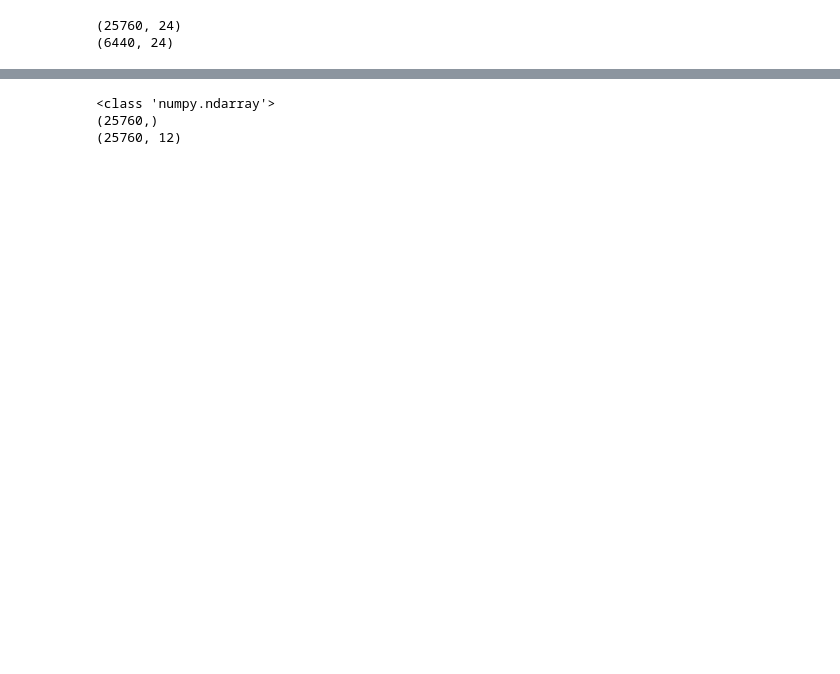
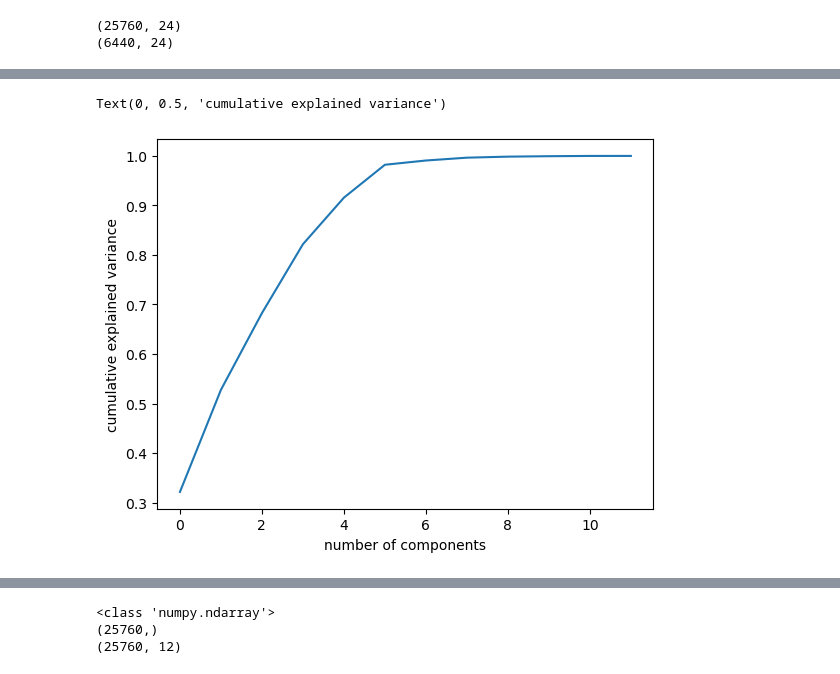
Before and after one commit to EliasLMann/contextRec, a Jupyter notebook: search_recommend.ipynb, the cells around one changed output, grey strips where cells are left out. Saved outputs shown, nothing was run; the diff lists cells and outputs as text; code cells hidden in the pictures; blank space fills up the shorter version.

```diff
--- a/search_recommend.ipynb
+++ b/search_recommend.ipynb
@@ -354,3 +384,13 @@ Text(0, 0.5, 'Loss')
+# %%
+# create a scree plot to see how many components to keep
+pca_latent = PCA()
+pca_latent.fit(latent_space)
+plt.plot(np.cumsum(pca_latent.explained_variance_ratio_))
+plt.xlabel('number of components')
+plt.ylabel('cumulative explained variance')
+# %% [output]
+Text(0, 0.5, 'cumulative explained variance')
+[figure, added]
 # %%
 # a list of genre groups for exercising
 exercise_genres = ['pop', 'rock', 'hip_hop', 'metal', 'rap', 'edm', 'electronic', 'house', 'punk']
```
Also changed, not shown: parts of 12 cells of this notebook.
